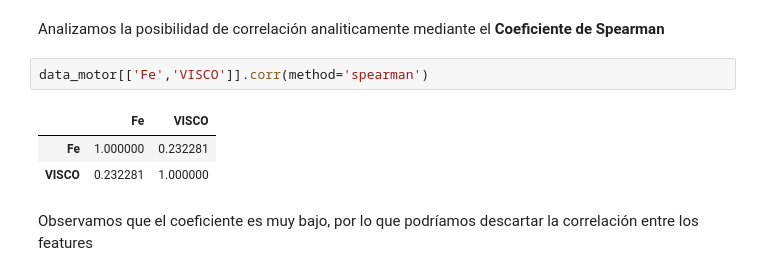
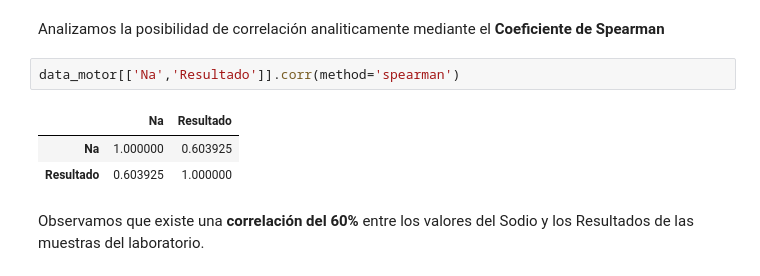
Before and after one commit to JTarletta/Diplodatos, a Jupyter notebook: Mentoría/Mentoria_TP1.ipynb, the cells around one changed output. Cells and saved outputs as stored; diff of their text form.

```diff
--- a/Mentoría/Mentoria_TP1.ipynb
+++ b/Mentoría/Mentoria_TP1.ipynb
@@ -1429,10 +1429,10 @@ Aquí(arriba) si parecería haber una correlación visual entre el Resultado y e
 # %% [markdown]
 Analizamos la posibilidad de correlación analiticamente mediante el **Coeficiente de Spearman**
 # %%
-data_motor[['Fe','VISCO']].corr(method='spearman')
+data_motor[['Na','Resultado']].corr(method='spearman')
 # %% [output]
-|  | Fe | VISCO |
-| Fe | 1.000000 | 0.232281 |
-| VISCO | 0.232281 | 1.000000 |
+|  | Na | Resultado |
+| Na | 1.000000 | 0.603925 |
+| Resultado | 0.603925 | 1.000000 |
-# %% [markdown]
-Observamos que el coeficiente es muy bajo, por lo que podríamos descartar la correlación entre los features
+# %% [markdown]
+Observamos que existe una **correlación del 60%** entre los valores del Sodio y los Resultados de las muestras del laboratorio.
```
Also changed, not shown: parts of 7 cells of this notebook, 1 other file.
